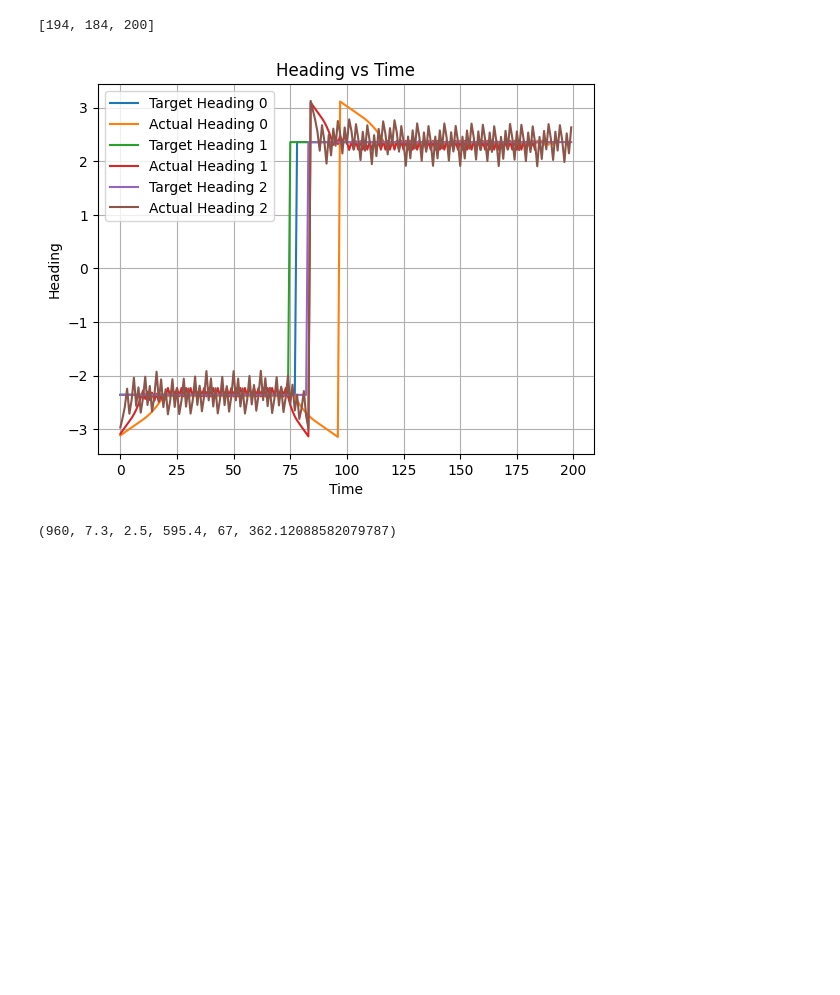
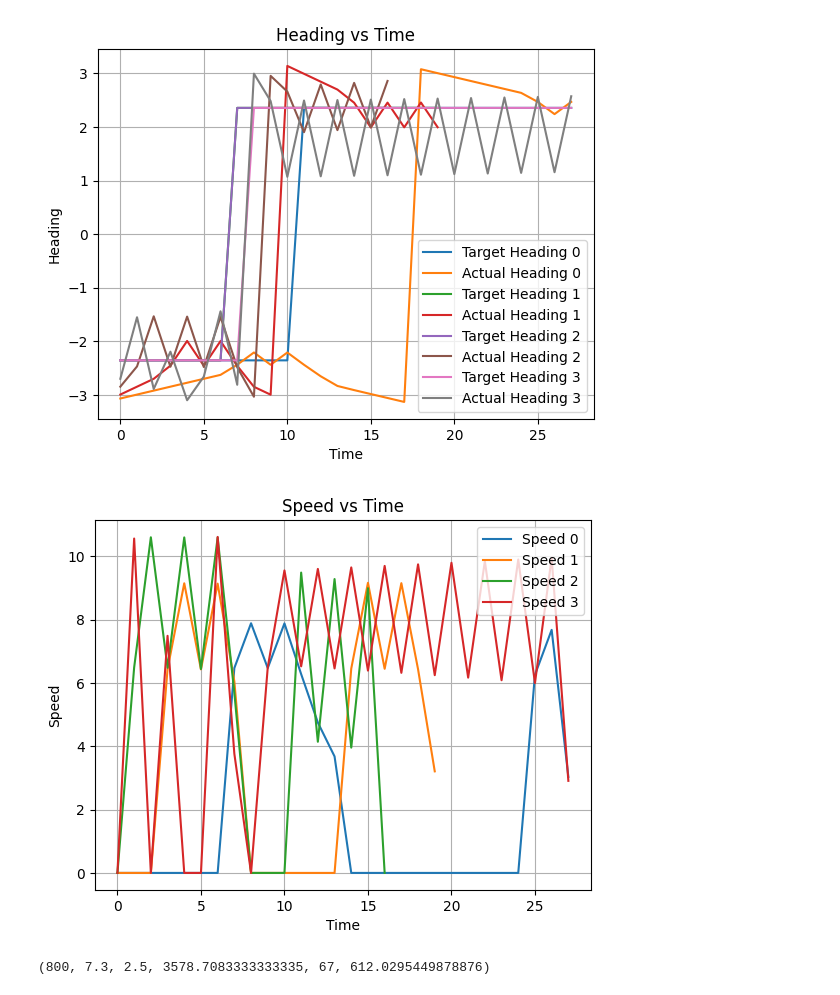
Before and after one commit to opensailing/boat_learner, a Jupyter notebook: python_notebooks/boat_sim.ipynb, the cells around one changed output. Saved outputs shown, nothing was run; the diff lists cells and outputs as text; code cells hidden in the pictures; blank space fills up the shorter version.

```diff
--- a/python_notebooks/boat_sim.ipynb
+++ b/python_notebooks/boat_sim.ipynb
@@ -1,7 +1,7 @@
 # %%
 import numpy as np
 import matplotlib.pyplot as plt
-from boat_simulation import Boat, wrap_phase, predict_speed
+from boat_simulation import Boat
 # Simulation setup
 
 
@@ -30,22 +30,25 @@ def angle_difference(angle1, angle2):
 
 # Simulation loop
 headings = []
+speeds = []
 
-for action_amplitude in [15, 30, 90]:
+for action_amplitude in [15, 30, 60, 90]:
     target_heading = target_heading_initial
     trajectory = []
     headings.append([])
-    boat = Boat(mass=960, drag_coefficient=0.003, sail_area=67)
+    speeds.append([])
+    boat = Boat(mass=800, drag_coefficient=0.003, sail_area=67)
     for timestep in range(1000):
-        if boat.y >= 125:
+        if boat.y >= 100:
             target_heading = target_heading_final
 
         sign = np.sign(angle_difference(boat.heading, target_heading))
         action = sign * action_amplitude / 180 * np.pi
-        boat.step(wind_speed, wind_angle, action, 1)
+        boat.step(wind_speed, wind_angle, action, 15)
 
         trajectory.append([boat.x, boat.y])
         headings[-1].append([target_heading, boat.heading, action])
+        speeds[-1].append([boat.speed])
 
         if boat.y > 300:
             break
@@ -61,8 +64,6 @@ plt.title('Boat Trajectory')
 plt.grid(True)
 plt.show()
 
-print([len(x) for x in headings])
-
 for i, h in enumerate(headings):
     h = np.array(h)
     plt.plot(h[:, 0] - np.pi, label=f'Target Heading {i}')
@@ -74,4 +75,14 @@ plt.ylabel('Heading')
 plt.title('Heading vs Time')
 plt.grid(True)
 plt.show()
+
+for i, h in enumerate(speeds):
+    h = np.array(h)
+    plt.plot(h, label=f'Speed {i}')
+plt.legend()
+plt.xlabel('Time')
+plt.ylabel('Speed')
+plt.title('Speed vs Time')
+plt.grid(True)
+plt.show()
 # %% [output]
@@ -79,6 +90,6 @@ plt.show()
-[194, 184, 200]
-[figure, old version]
+[figure, new version]
+[figure, added]
 # %%
 boat.mass, boat.length, boat.beam, boat.moment_of_inertia, boat.sail_area, boat.calculate_turning_torque(np.pi, boat.speed)
 # %% [output]
-(960, 7.3, 2.5, 595.4, 67, 362.12088582079787)
+(800, 7.3, 2.5, 3578.7083333333335, 67, 612.0295449878876)
```
Also changed, not shown: parts of 1 cell of this notebook, 3 other files.
